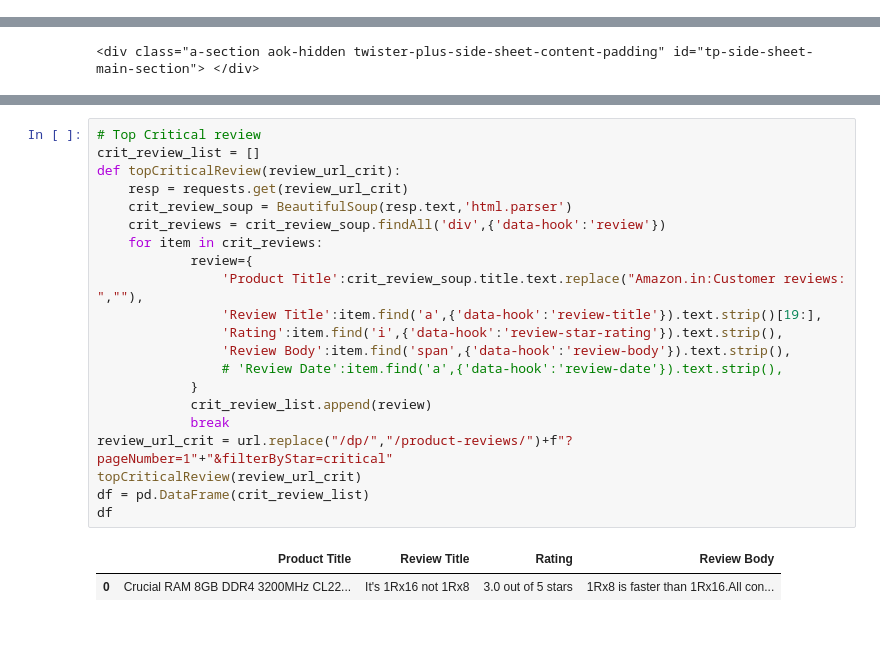
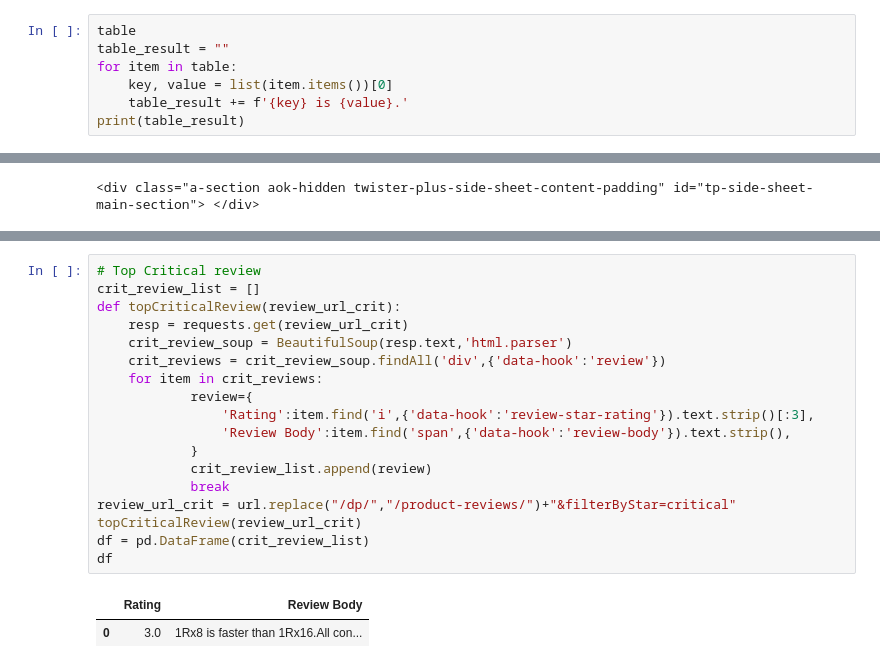
Before and after one commit to karn301/Web-Scraping-, a Jupyter notebook: scraper.ipynb, the cells around one changed output, grey strips where cells are left out. Cells and saved outputs as stored; diff of their text form; blank space fills up the shorter version.

```diff
--- a/scraper.ipynb
+++ b/scraper.ipynb
@@ -95,0 +85,7 @@ table
+# %%
+table
+table_result = ""
+for item in table:
+    key, value = list(item.items())[0]
+    table_result += f'{key} is {value}.'
+print(table_result)
@@ -201,24 +184,21 @@ print(df)
 # %%
 # Top Critical review
 crit_review_list = []
 def topCriticalReview(review_url_crit):
     resp = requests.get(review_url_crit)
     crit_review_soup = BeautifulSoup(resp.text,'html.parser')
     crit_reviews = crit_review_soup.findAll('div',{'data-hook':'review'})
     for item in crit_reviews:
             review={
-                'Product Title':crit_review_soup.title.text.replace("Amazon.in:Customer reviews: ",""),
-                'Review Title':item.find('a',{'data-hook':'review-title'}).text.strip()[19:],
-                'Rating':item.find('i',{'data-hook':'review-star-rating'}).text.strip(),
+                'Rating':item.find('i',{'data-hook':'review-star-rating'}).text.strip()[:3],
                 'Review Body':item.find('span',{'data-hook':'review-body'}).text.strip(),
-                # 'Review Date':item.find('a',{'data-hook':'review-date'}).text.strip(),
             }
             crit_review_list.append(review)
             break
-review_url_crit = url.replace("/dp/","/product-reviews/")+f"?pageNumber=1"+"&filterByStar=critical"
+review_url_crit = url.replace("/dp/","/product-reviews/")+"&filterByStar=critical"
 topCriticalReview(review_url_crit)
 df = pd.DataFrame(crit_review_list)
 df
 # %% [output]
-|  | Product Title | Review Title | Rating | Review Body |
-| 0 | Crucial RAM 8GB DDR4 3200MHz CL22... | It's 1Rx16 not 1Rx8 | 3.0 out of 5 stars | 1Rx8 is faster than 1Rx16.All con... |
+|  | Rating | Review Body |
+| 0 | 3.0 | 1Rx8 is faster than 1Rx16.All con... |
```
Also changed, not shown: parts of 19 cells of this notebook, 21 other files.
